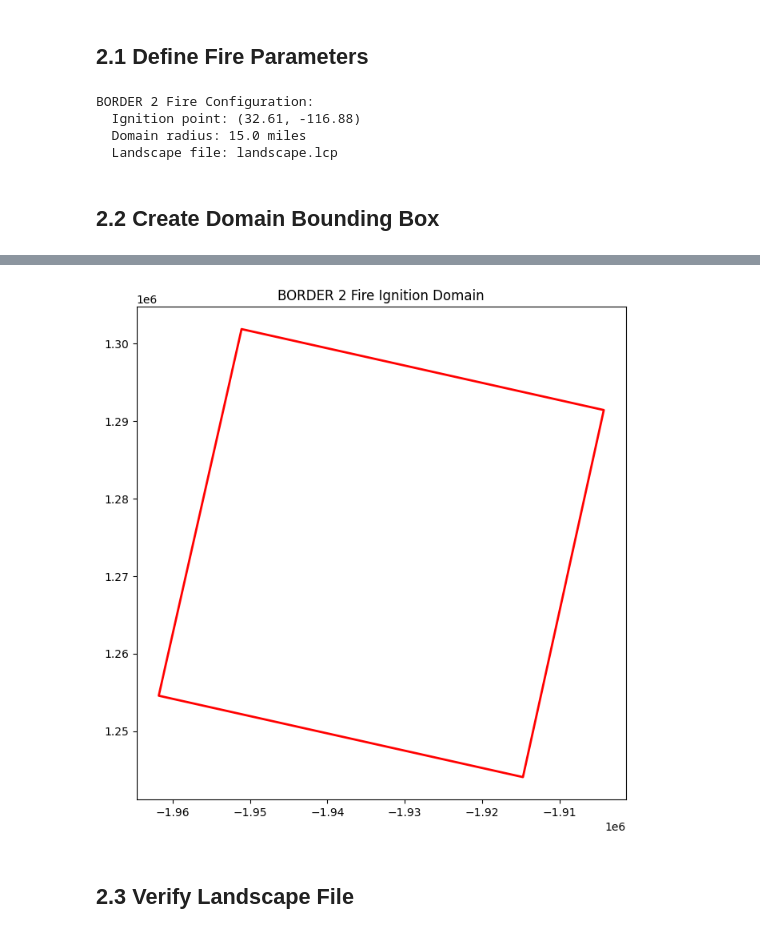
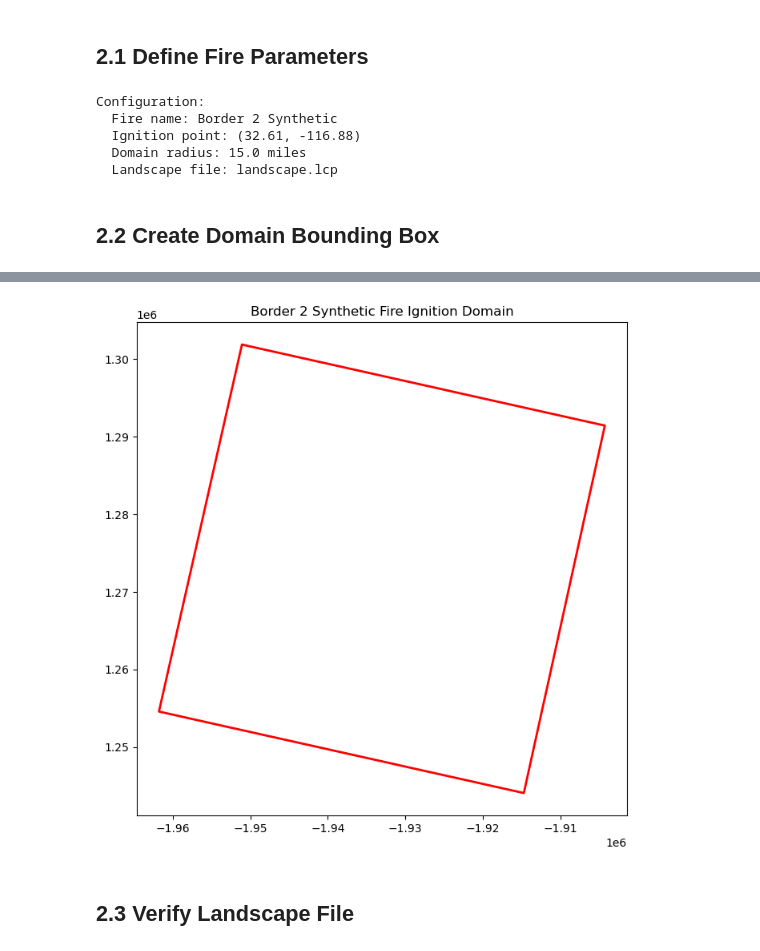
Before and after one commit to hahmed17/WIFIRE-Firemap-for-NDP, a Jupyter notebook: data_preparation.ipynb, the cells around one changed output, grey strips where cells are left out. Saved outputs shown, nothing was run; the diff lists cells and outputs as text; code cells hidden in the pictures.

```diff
--- a/data_preparation.ipynb
+++ b/data_preparation.ipynb
@@ -504,18 +791,20 @@ Demonstration of complete workflow using BORDER 2 fire.
 ## 2.1 Define Fire Parameters
 # %%
 # BORDER 2 fire parameters
-FIRE_NAME = "BORDER 2"
+FIRE_NAME = "Border 2 Synthetic"
 IGNITION_LON = -116.88  # Approximate ignition point
 IGNITION_LAT = 32.61
 DOMAIN_RADIUS_MILES = 15.0  # Bounding box radius
 LCP_PATH = "landscape.lcp"  # Path to landscape file
 
-print("BORDER 2 Fire Configuration:")
+print(f"Configuration:")
+print(f"  Fire name: {FIRE_NAME}")
 print(f"  Ignition point: ({IGNITION_LAT}, {IGNITION_LON})")
 print(f"  Domain radius: {DOMAIN_RADIUS_MILES} miles")
 print(f"  Landscape file: {LCP_PATH}")
 # %% [output]
-BORDER 2 Fire Configuration:
+Configuration:
+  Fire name: Border 2 Synthetic
   Ignition point: (32.61, -116.88)
   Domain radius: 15.0 miles
   Landscape file: landscape.lcp
@@ -535,6 +824,6 @@ print(f"\nBounding box bounds (EPSG:5070): {bbox_gdf.total_bounds}")
 
 # Visualize
 bbox_gdf.plot(figsize=(8, 8), edgecolor='red', facecolor='none', linewidth=2)
-plt.title('BORDER 2 Fire Ignition Domain')
+plt.title(f'{FIRE_NAME} Fire Ignition Domain')
 plt.show()
 # %% [output]
@@ -544,4 +833,4 @@ Bounding box bounds (EPSG:5070): [-1961780.30316398  1244059.06073762 -1904282.4
-[figure, old version]
+[figure, new version]
 # %% [markdown]
 ## 2.3 Verify Landscape File
 # %%
```
Also changed, not shown: parts of 17 cells of this notebook, 5 other files.
